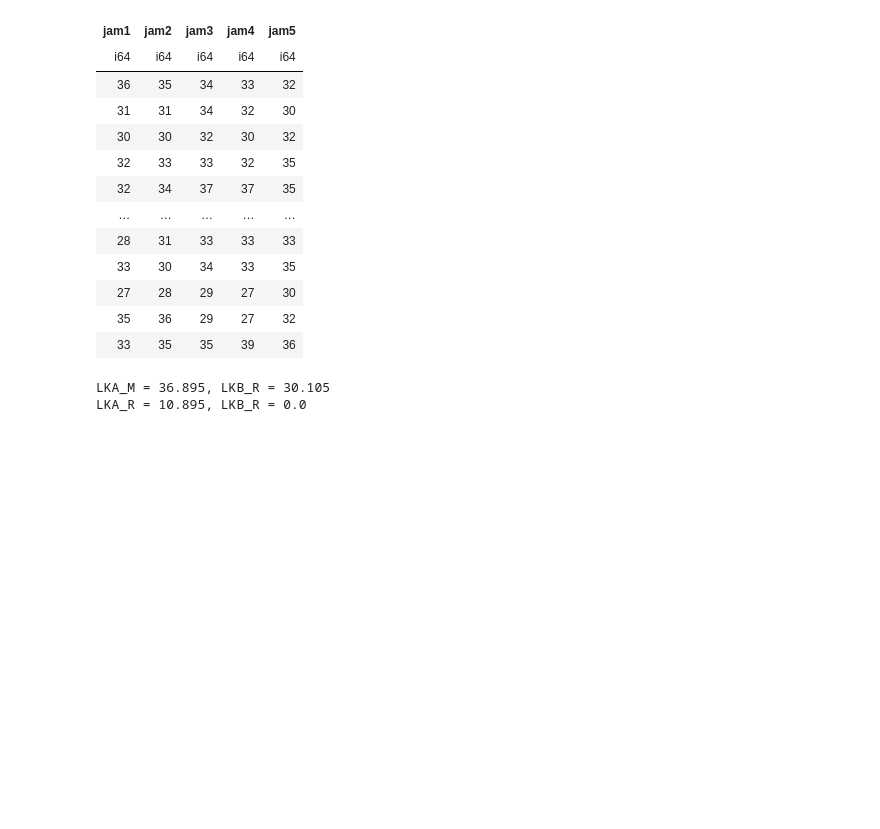
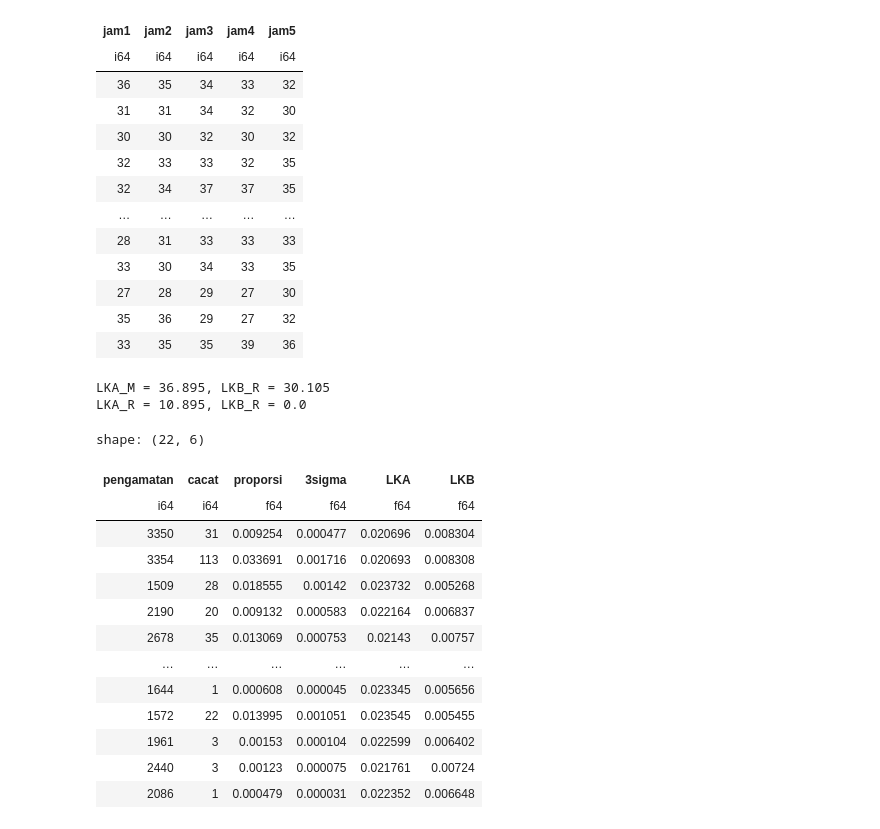
Before and after one commit to yosirodotcom/py-statistika-pengawasan-kualitas, a Jupyter notebook: modul3.ipynb, the cells around one changed output. Drawn from its saved outputs; the diff is of its cells as text; code cells hidden in the pictures; blank space fills up the shorter version.

```diff
--- a/modul3.ipynb
+++ b/modul3.ipynb
@@ -192,3 +192,36 @@ cc_midrange(data=df, A4=0.679, D5=0, D6=2.179)
 # %% [output]
 LKA_M = 36.895, LKB_R = 30.105
 LKA_R = 10.895, LKB_R = 0.0
+# %%
+df = pl.read_excel("tabel_3_4.xlsx")
+df=df.with_columns([
+    (pl.col("cacat")/pl.col("pengamatan")).alias("proporsi")
+])
+df = df.with_columns([
+    (3*(pl.col("proporsi")*(1-pl.col("proporsi")).sqrt())/pl.col("pengamatan").sqrt()).alias("3sigma")
+])
+
+p_aksen = df["cacat"].sum()/df["pengamatan"].sum()
+pq3 = 3*np.sqrt(p_aksen*(1-p_aksen))
+
+
+df.with_columns([
+    (p_aksen+pq3/pl.col("pengamatan").sqrt()).alias("LKA"),
+    (p_aksen-pq3/pl.col("pengamatan").sqrt()).alias("LKB"),
+
+])
+# %% [output]
+shape: (22, 6)
+| pengamatan | cacat | proporsi | 3sigma | LKA | LKB |
+| i64 | i64 | f64 | f64 | f64 | f64 |
+| 3350 | 31 | 0.009254 | 0.000477 | 0.020696 | 0.008304 |
+| 3354 | 113 | 0.033691 | 0.001716 | 0.020693 | 0.008308 |
+| 1509 | 28 | 0.018555 | 0.00142 | 0.023732 | 0.005268 |
+| 2190 | 20 | 0.009132 | 0.000583 | 0.022164 | 0.006837 |
+| 2678 | 35 | 0.013069 | 0.000753 | 0.02143 | 0.00757 |
+| … | … | … | … | … | … |
+| 1644 | 1 | 0.000608 | 0.000045 | 0.023345 | 0.005656 |
+| 1572 | 22 | 0.013995 | 0.001051 | 0.023545 | 0.005455 |
+| 1961 | 3 | 0.00153 | 0.000104 | 0.022599 | 0.006402 |
+| 2440 | 3 | 0.00123 | 0.000075 | 0.021761 | 0.00724 |
+| 2086 | 1 | 0.000479 | 0.000031 | 0.022352 | 0.006648 |
```
Also changed, not shown: 4 other files.
